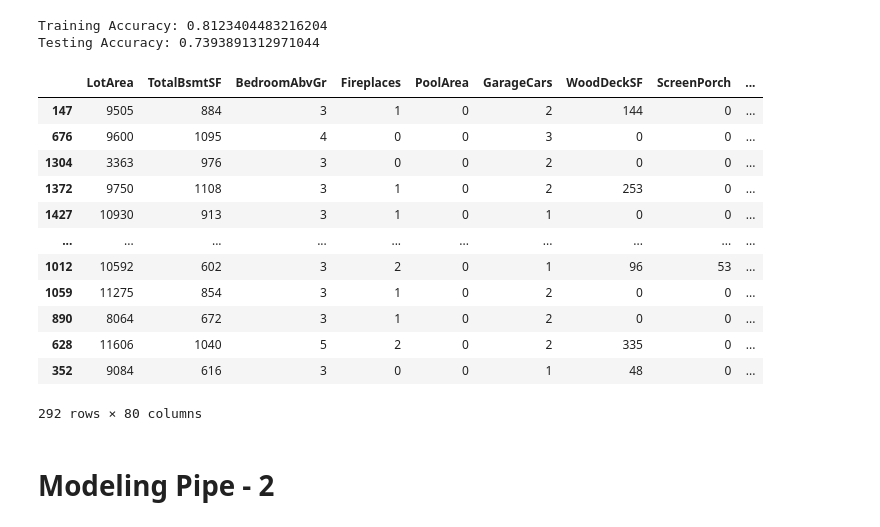
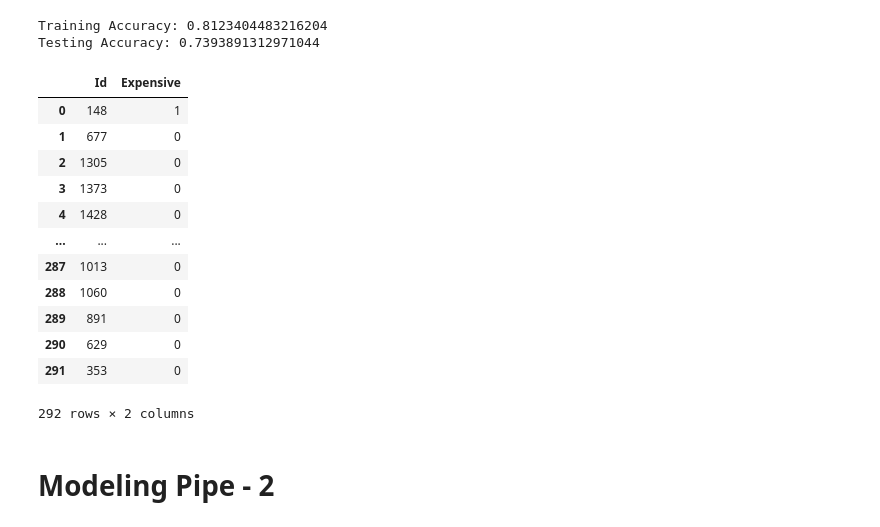
Before and after one commit to FindWhatYou/supervised_learning_project, a Jupyter notebook: 10_spontaneous_submission-challenge.ipynb, the cells around one changed output. Saved outputs shown, nothing was run; the diff lists cells and outputs as text; code cells hidden in the pictures.

```diff
--- a/10_spontaneous_submission-challenge.ipynb
+++ b/10_spontaneous_submission-challenge.ipynb
@@ -201,27 +201,30 @@ predictions = search.best_estimator_.predict(X_test)
 # convert predictions to a pandas dataframe
 predictions_df = pd.DataFrame(predictions, columns=['Expensive'])
 
+XX = pd.DataFrame(X_test.Id)
+
+XX.reset_index(drop=True, inplace=True)
 # concatenate the input dataframe with the predictions dataframe
-result_df = pd.concat([X_test.Id, predictions_df], axis=1)
+result_df = pd.concat([XX, predictions_df], axis=1)
 
 # save the concatenated dataframe as a CSV file
-result_df.to_csv('commision2_anhe.csv', index=False)
+result_df.to_csv('commision_final_anhe.csv', index=False)
-# %%
-X_test
-# %% [output]
-|  | LotArea | TotalBsmtSF | BedroomAbvGr | Fireplaces | PoolArea | GarageCars | WoodDeckSF | ScreenPorch | ... |
-| 147 | 9505 | 884 | 3 | 1 | 0 | 2 | 144 | 0 | ... |
-| 676 | 9600 | 1095 | 4 | 0 | 0 | 3 | 0 | 0 | ... |
-| 1304 | 3363 | 976 | 3 | 0 | 0 | 2 | 0 | 0 | ... |
-| 1372 | 9750 | 1108 | 3 | 1 | 0 | 2 | 253 | 0 | ... |
-| 1427 | 10930 | 913 | 3 | 1 | 0 | 1 | 0 | 0 | ... |
-| ... | ... | ... | ... | ... | ... | ... | ... | ... | ... |
-| 1012 | 10592 | 602 | 3 | 2 | 0 | 1 | 96 | 53 | ... |
-| 1059 | 11275 | 854 | 3 | 1 | 0 | 2 | 0 | 0 | ... |
-| 890 | 8064 | 672 | 3 | 1 | 0 | 2 | 0 | 0 | ... |
-| 628 | 11606 | 1040 | 5 | 2 | 0 | 2 | 335 | 0 | ... |
-| 352 | 9084 | 616 | 3 | 0 | 0 | 1 | 48 | 0 | ... |
-292 rows × 80 columns
+# %%
+result_df
+# %% [output]
+|  | Id | Expensive |
+| 0 | 148 | 1 |
+| 1 | 677 | 0 |
+| 2 | 1305 | 0 |
+| 3 | 1373 | 0 |
+| 4 | 1428 | 0 |
+| ... | ... | ... |
+| 287 | 1013 | 0 |
+| 288 | 1060 | 0 |
+| 289 | 891 | 0 |
+| 290 | 629 | 0 |
+| 291 | 353 | 0 |
+292 rows × 2 columns
 # %% [markdown]
 # Modeling Pipe - 2
 # %%
```
Also changed, not shown: 1 other file.
